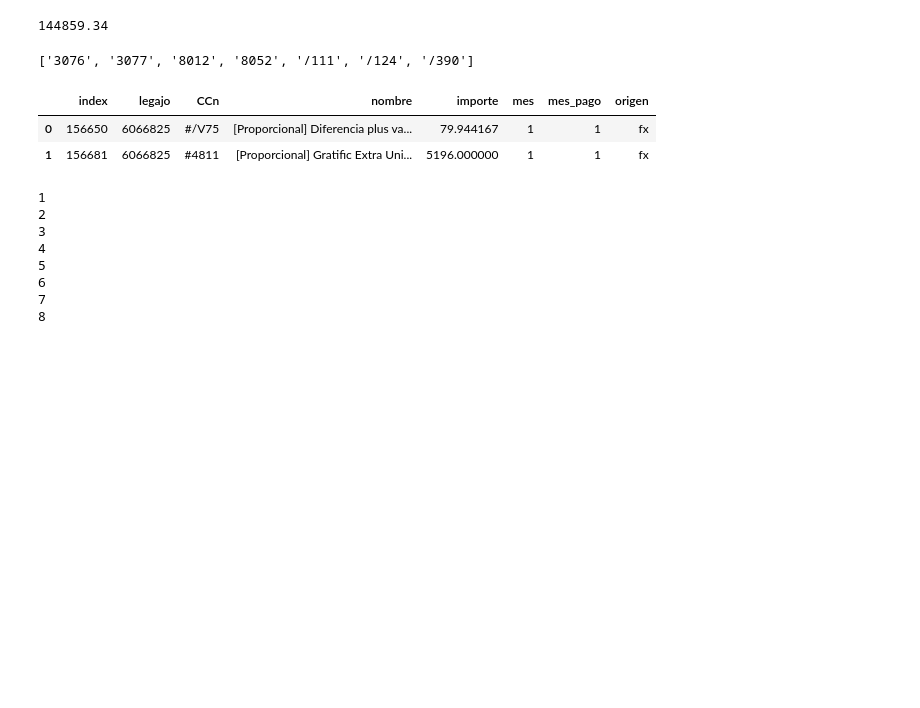
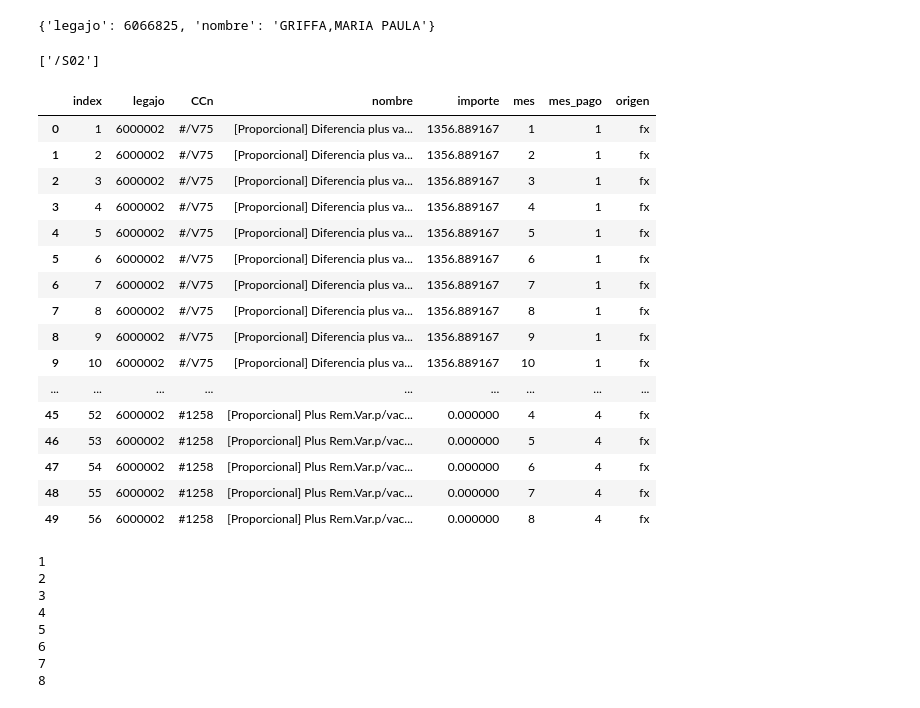
Before and after one commit to casasrodri/ganancias-cuarta-categoria, a Jupyter notebook: pruebasPau.ipynb, the cells around one changed output. Saved outputs shown, nothing was run; the diff lists cells and outputs as text; code cells hidden in the pictures; blank space fills up the shorter version.

```diff
--- a/pruebasPau.ipynb
+++ b/pruebasPau.ipynb
@@ -21,32 +31,41 @@ from empleado import Empleado, NominasCWTR
 
 pau = Empleado(6066825)
 pau.__dict__
-
-nomPau = NominasCWTR(pau.legajo,1)
-nomPau["/111"]
 # %% [output]
-144859.34
+{'legajo': 6066825, 'nombre': 'GRIFFA,MARIA PAULA'}
 # %%
 from parametrizacion.conceptos import ParamConceptos
 a = ParamConceptos()
-a["/S02"]
 
-a.listar("BaseTramos","+")
+concepto_suma_base = a.listar("BaseTramos","+")
+concepto_resta_base = a.listar("BaseTramos","-")
 # %% [output]
-['3076', '3077', '8012', '8052', '/111', '/124', '/390']
+['/S02']
 # %%
 from helpers.bases import tabla
 #tabla("prorrateos").head(30)
 
 from remuneraciones.prorrateos import *
 p = Prorrateos()
-p.data.head(30)
-
-p.filtrar(6066825,1)
+p.prorrateados().head(50)
 # %% [output]
 |  | index | legajo | CCn | nombre | importe | mes | mes_pago | origen |
-| 0 | 156650 | 6066825 | #/V75 | [Proporcional] Diferencia plus va... | 79.944167 | 1 | 1 | fx |
-| 1 | 156681 | 6066825 | #4811 | [Proporcional] Gratific Extra Uni... | 5196.000000 | 1 | 1 | fx |
+| 0 | 1 | 6000002 | #/V75 | [Proporcional] Diferencia plus va... | 1356.889167 | 1 | 1 | fx |
+| 1 | 2 | 6000002 | #/V75 | [Proporcional] Diferencia plus va... | 1356.889167 | 2 | 1 | fx |
+| 2 | 3 | 6000002 | #/V75 | [Proporcional] Diferencia plus va... | 1356.889167 | 3 | 1 | fx |
+| 3 | 4 | 6000002 | #/V75 | [Proporcional] Diferencia plus va... | 1356.889167 | 4 | 1 | fx |
+| 4 | 5 | 6000002 | #/V75 | [Proporcional] Diferencia plus va... | 1356.889167 | 5 | 1 | fx |
+| 5 | 6 | 6000002 | #/V75 | [Proporcional] Diferencia plus va... | 1356.889167 | 6 | 1 | fx |
+| 6 | 7 | 6000002 | #/V75 | [Proporcional] Diferencia plus va... | 1356.889167 | 7 | 1 | fx |
+| 7 | 8 | 6000002 | #/V75 | [Proporcional] Diferencia plus va... | 1356.889167 | 8 | 1 | fx |
+| 8 | 9 | 6000002 | #/V75 | [Proporcional] Diferencia plus va... | 1356.889167 | 9 | 1 | fx |
+| 9 | 10 | 6000002 | #/V75 | [Proporcional] Diferencia plus va... | 1356.889167 | 10 | 1 | fx |
+| ... | ... | ... | ... | ... | ... | ... | ... | ... |
+| 45 | 52 | 6000002 | #1258 | [Proporcional] Plus Rem.Var.p/vac... | 0.000000 | 4 | 4 | fx |
+| 46 | 53 | 6000002 | #1258 | [Proporcional] Plus Rem.Var.p/vac... | 0.000000 | 5 | 4 | fx |
+| 47 | 54 | 6000002 | #1258 | [Proporcional] Plus Rem.Var.p/vac... | 0.000000 | 6 | 4 | fx |
+| 48 | 55 | 6000002 | #1258 | [Proporcional] Plus Rem.Var.p/vac... | 0.000000 | 7 | 4 | fx |
+| 49 | 56 | 6000002 | #1258 | [Proporcional] Plus Rem.Var.p/vac... | 0.000000 | 8 | 4 | fx |
 # %%
 for i in range(1,9):
     print(i)
```
Also changed, not shown: parts of 6 cells of this notebook, 15 other files.
